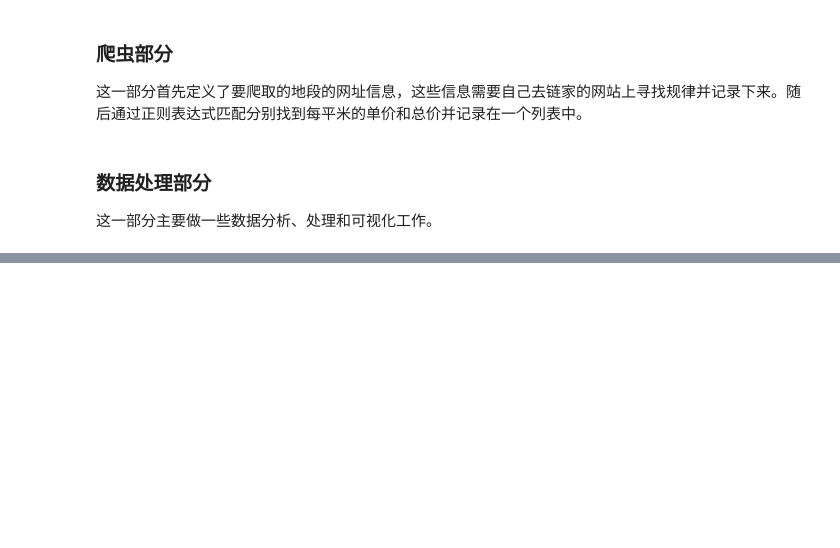
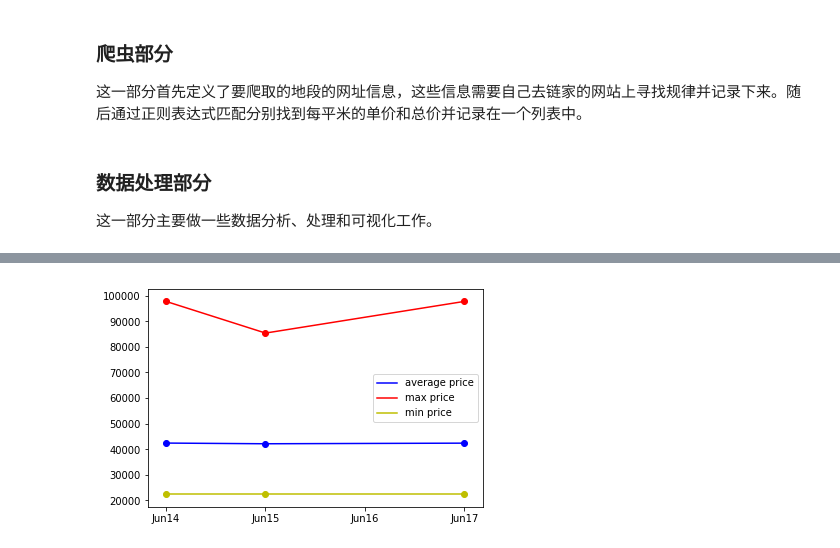
Before and after one commit to JiadongWANG94/Crawler-Toy, a Jupyter notebook: Crawler_Lianjia.ipynb, the cells around one changed output, grey strips where cells are left out. Cells and saved outputs as stored; diff of their text form; code cells hidden in the pictures; blank space fills up the shorter version.

```diff
--- a/Crawler_Lianjia.ipynb
+++ b/Crawler_Lianjia.ipynb
@@ -187,0 +191,96 @@ plt.show()
+# %%
+month = {'Jan':[1,31],'Feb':[2,28],'Mar':[3,31],'Apr':[4,30],
+        'May':[5,31],'Jun':[6,30],'Jul':[7,31],'Aug':[8,31],
+        'Sep':[9,30],'Oct':[10,31],'Nov':[11,30],'Dec':[12,31],
+        1:'Jan',2:'Feb',3:'Mar',4:'Apr',
+        5:'May',6:'Jun',7:'Jul',8:'Aug',
+        9:'Sep',10:'Oct',11:'Nov',12:'Dec'}
+
+first_date = 'Jun14'
+localtime = time.asctime( time.localtime(time.time()) )
+today_date = localtime.split()[1]+localtime.split()[2]
+print(today_date)
+
+def date_to_number(date):
+    m=date[0:3]
+    ans=0
+    for i in range(1,month[m][0]):
+        ans+=month[month[i]][1]
+    ans+=int(date[3:])
+    return ans
+
+def number_to_date(num):
+    for i in range(1,13):
+        if num<=month[month[i]][1]:
+            return month[i]+str(num)
+        num=num-month[month[i]][1]
+
+
+ave_by_date= []
+min_by_date= []
+max_by_date= []
+date = []
+
+print(date_to_number(first_date),date_to_number(today_date)+1)
+for i in range(date_to_number(first_date),date_to_number(today_date)+1):
+    file_name = number_to_date(i)
+    if os.path.exists(r'.\{}.txt'.format(file_name)):
+        with open(r'.\{}.txt'.format(file_name)) as file:
+            lines=list(file)
+            n = int(len(lines)/3)
+            place = []
+            price_all = []
+            total_price_all = []
+            for j in range(n):
+                price = list(map(int,lines[3*j+1].rstrip(']\n').lstrip('[').split(',')))
+                total_price = list(map(int,lines[3*j+2].rstrip(']\n').lstrip('[').split(',')))
+                price_all.extend(price)
+                total_price_all.extend(total_price)
+            ave_by_date.append(np.average(price_all))
+            min_by_date.append(np.min(price_all))
+            max_by_date.append(np.max(price_all))
+    else:
+        ave_by_date.append(0)
+        min_by_date.append(0)
+        max_by_date.append(0)
+    date.append(number_to_date(i))
+
+# interpolate 0s
+ave_by_date_real = ave_by_date.copy()
+min_by_date_real = min_by_date.copy()
+max_by_date_real = max_by_date.copy()
+date_real = date.copy()
+for i in range(0,len(ave_by_date)):
+    if ave_by_date[i]!=0:
+        a = i
+        continue
+    else:
+        j=i+1
+        while ave_by_date[j]==0:
+            j=j+1
+        ave_by_date[i]=ave_by_date[a]+(ave_by_date[j]-ave_by_date[a])*(i-a)/(j-a)
+        min_by_date[i]=min_by_date[a]+(min_by_date[j]-min_by_date[a])*(i-a)/(j-a)
+        max_by_date[i]=max_by_date[a]+(max_by_date[j]-max_by_date[a])*(i-a)/(j-a)
+
+i=0
+while i<len(ave_by_date_real):
+    if ave_by_date_real[i]==0:
+        del ave_by_date_real[i]
+        del min_by_date_real[i]
+        del max_by_date_real[i]
+        del date_real[i]
+    i+=1
+
+print(ave_by_date)
+print(date)
+
+plt.figure()
+plt.plot(date,ave_by_date,label='average price',color='b')
+plt.scatter(date_real,ave_by_date_real,color='b')
+plt.plot(date,max_by_date,label='max price',color='r')
+plt.scatter(date_real,max_by_date_real,color='r')
+plt.plot(date,min_by_date,label='min price',color='y')
+plt.scatter(date_real,min_by_date_real,color='y')
+plt.legend()
+plt.show()
+# %% [output]
@@ -187,0 +291 @@ plt.show()
+[figure, added]
```
Also changed, not shown: parts of 5 cells of this notebook, 1 other file.
